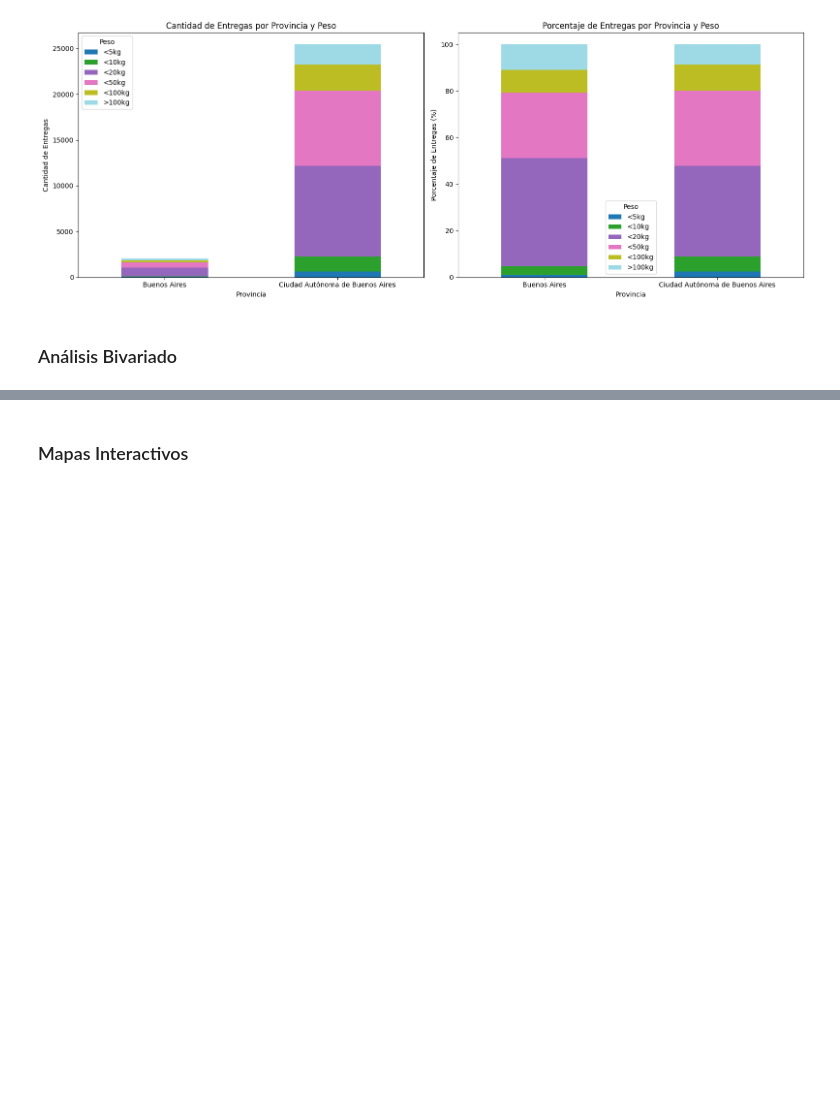
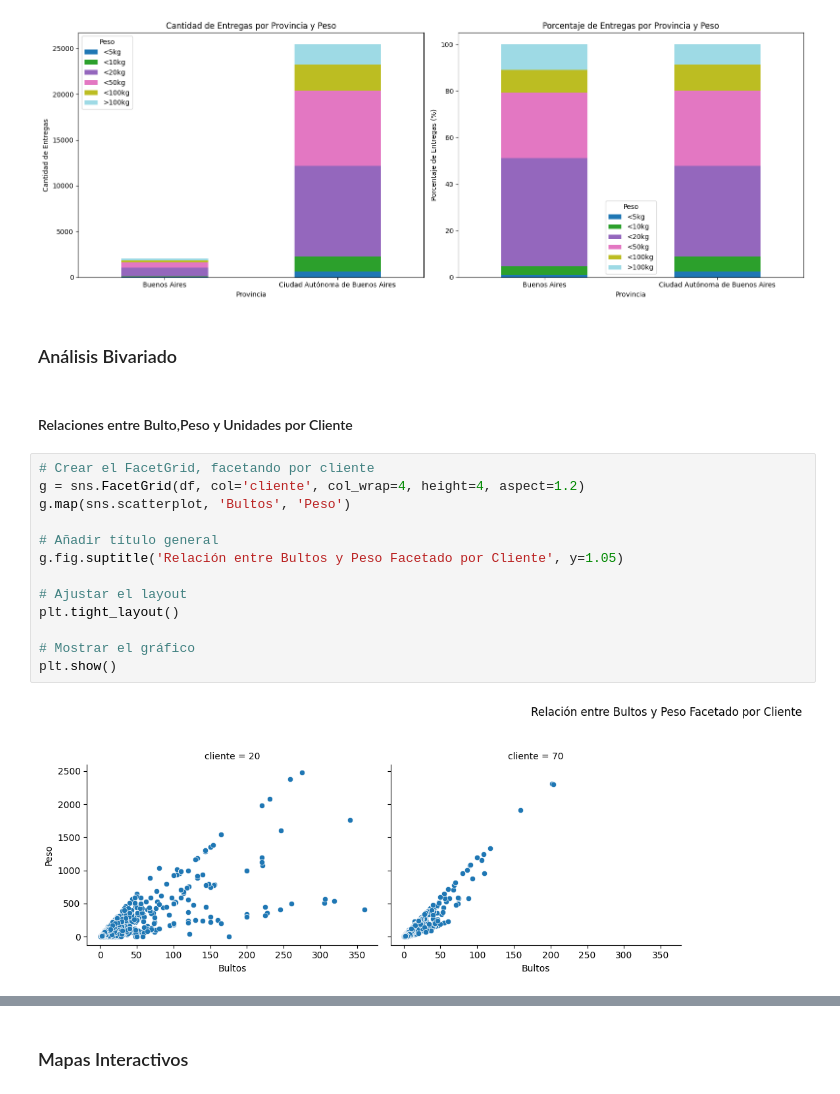
Before and after one commit to Maximo-Verdondoni/DesafioiFlow, a Jupyter notebook: Visualizacion.ipynb, the cells around one changed output, grey strips where cells are left out. Saved outputs shown, nothing was run; the diff lists cells and outputs as text; blank space fills up the shorter version.

Commit message:
Continuacion de visualización

```diff
--- a/Visualizacion.ipynb
+++ b/Visualizacion.ipynb
@@ -162,3 +162,20 @@ plt.show()
 [figure]
 # %% [markdown]
 ### Análisis Bivariado
+# %% [markdown]
+#### Relaciones entre Bulto,Peso y Unidades por Cliente
+# %%
+# Crear el FacetGrid, facetando por cliente
+g = sns.FacetGrid(df, col='cliente', col_wrap=4, height=4, aspect=1.2)
+g.map(sns.scatterplot, 'Bultos', 'Peso')
+
+# Añadir título general
+g.fig.suptitle('Relación entre Bultos y Peso Facetado por Cliente', y=1.05)
+
+# Ajustar el layout
+plt.tight_layout()
+
+# Mostrar el gráfico
+plt.show()
+# %% [output]
+[figure, added]
```
Also changed, not shown: parts of 6 cells of this notebook.
